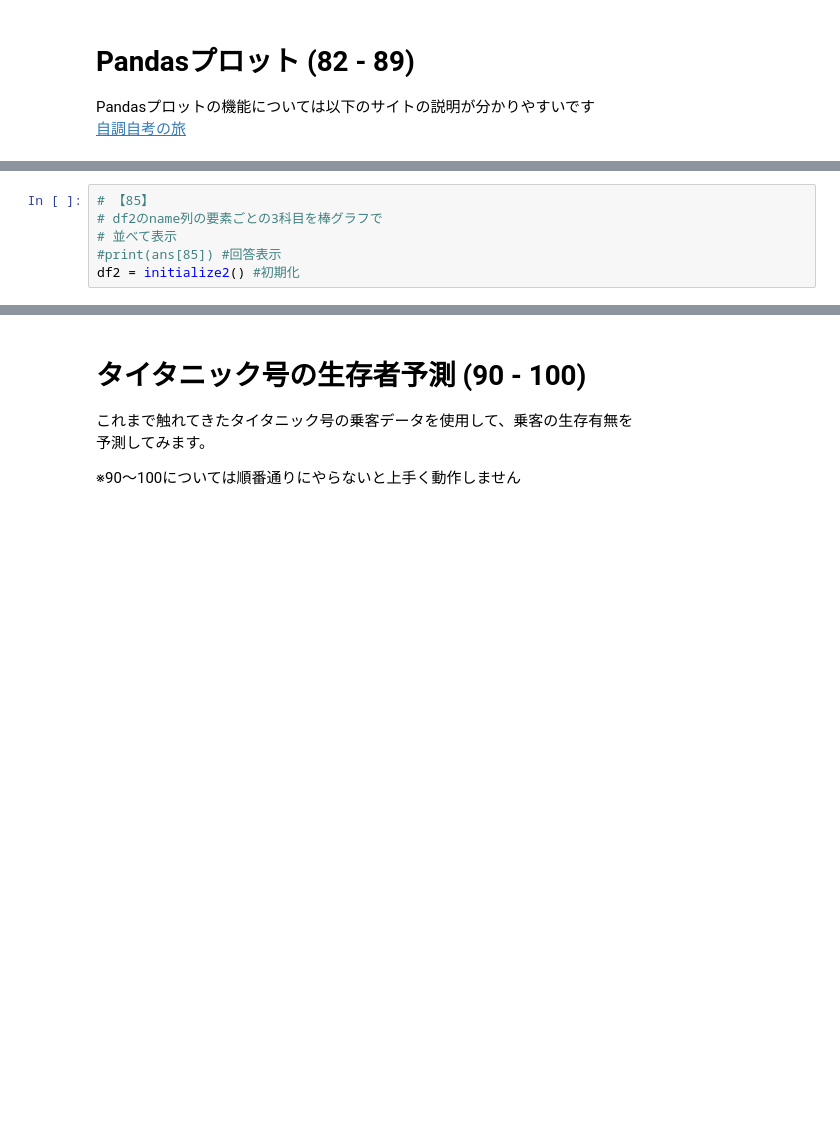
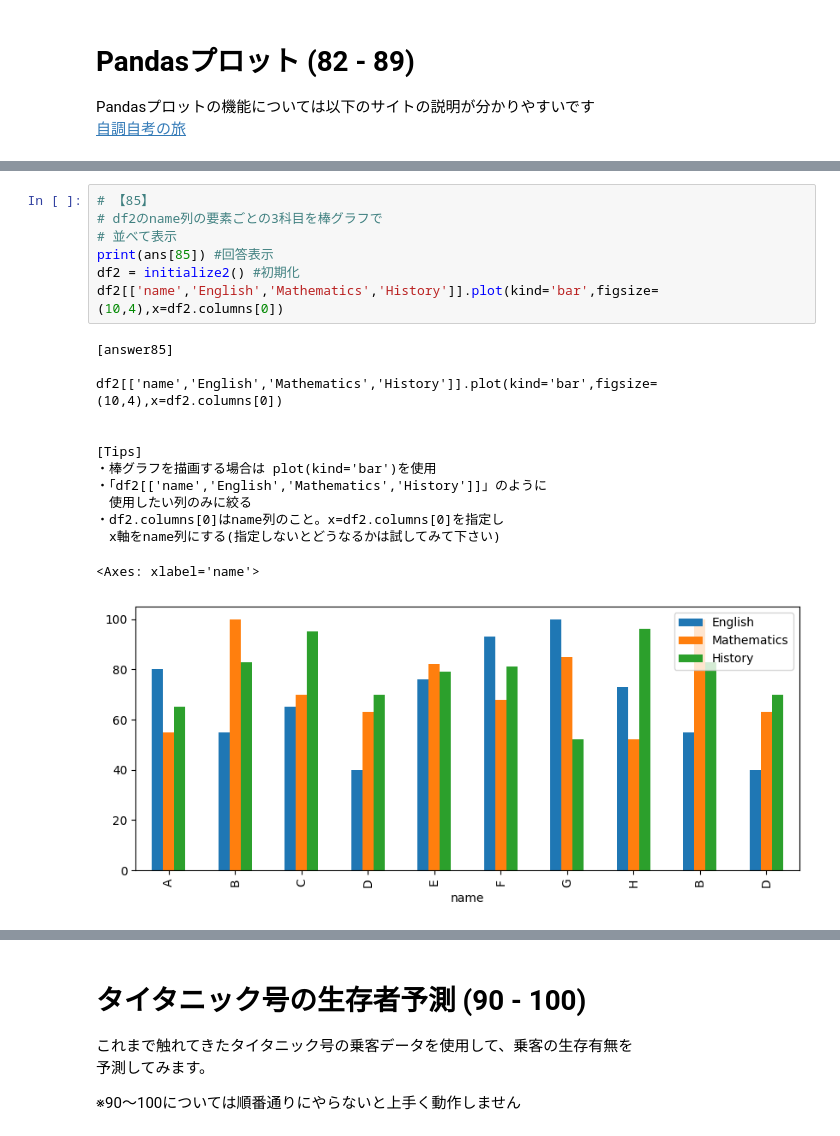
Before and after one commit to rodrinxiaft/Pandas_100_knocks, a Jupyter notebook: notebook/01_Pandas_100_Knocks_for_Begginer.ipynb, the cells around one changed output, grey strips where cells are left out. Cells and saved outputs as stored; diff of their text form; blank space fills up the shorter version.

```diff
--- a/notebook/01_Pandas_100_Knocks_for_Begginer.ipynb
+++ b/notebook/01_Pandas_100_Knocks_for_Begginer.ipynb
@@ -1115,9 +2188,24 @@ df2 = initialize2() #初期化
 # %%
 # 【85】
 # df2のname列の要素ごとの3科目を棒グラフで
 # 並べて表示
-#print(ans[85]) #回答表示
+print(ans[85]) #回答表示
 df2 = initialize2() #初期化
+df2[['name','English','Mathematics','History']].plot(kind='bar',figsize=(10,4),x=df2.columns[0])
+# %% [output]
+[answer85]
+
+df2[['name','English','Mathematics','History']].plot(kind='bar',figsize=(10,4),x=df2.columns[0])
+
+
+[Tips]
+・棒グラフを描画する場合は plot(kind='bar')を使用
+・「df2[['name','English','Mathematics','History']]」のように
+　使用したい列のみに絞る
+・df2.columns[0]はname列のこと。x=df2.columns[0]を指定し
+　x軸をname列にする(指定しないとどうなるかは試してみて下さい)
+<Axes: xlabel='name'>
+[figure, added]
 # %%
 # 【86】
 # df2のname列の要素ごとの3科目を積み上げ棒グラフで表示
```
Also changed, not shown: parts of 91 cells of this notebook, 1 other file.
